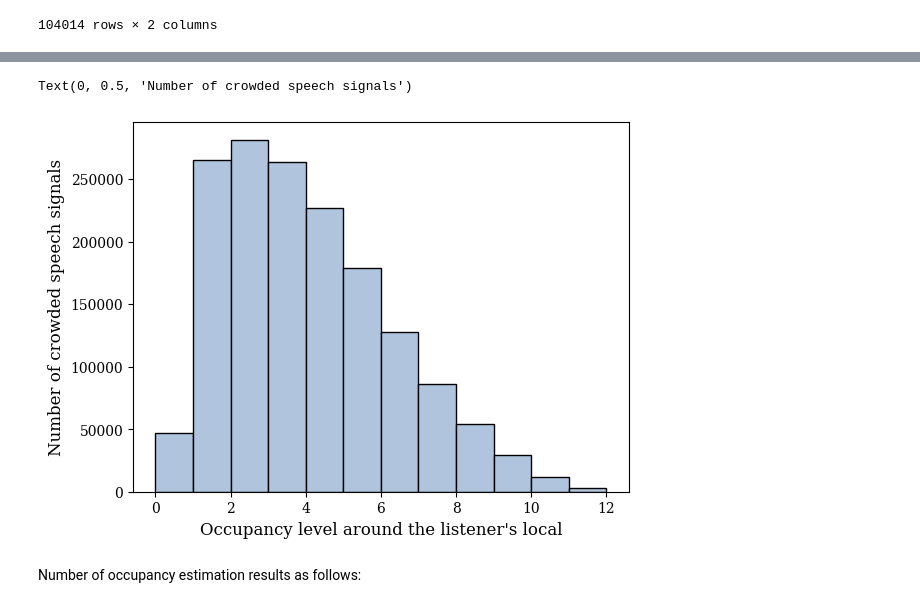
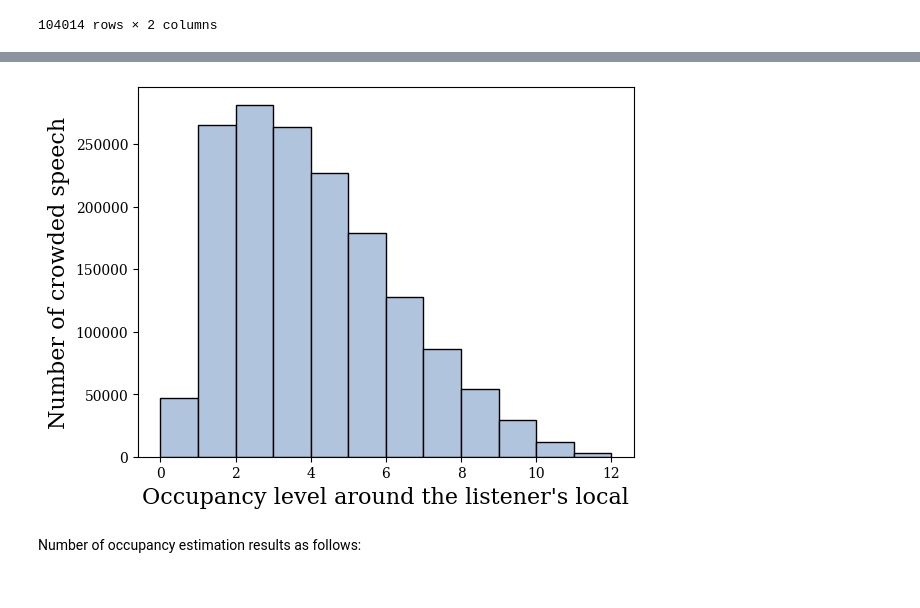
Before and after one commit to Alizeded/BERP, a Jupyter notebook: notebooks/dataset_preprocess.ipynb, the cells around one changed output, grey strips where cells are left out. Saved outputs shown, nothing was run; the diff lists cells and outputs as text; code cells hidden in the pictures.

```diff
--- a/notebooks/dataset_preprocess.ipynb
+++ b/notebooks/dataset_preprocess.ipynb
@@ -757,17 +757,16 @@ for i in range(0, len(mixed_speech_downsampled_label_lst)):
 # %%
 fig, ax = plt.subplots()
 ax.hist(mixed_speech_num_occ, bins=12, color="lightsteelblue", ec="black")
 ax.set_xlabel(
-    "Occupancy level around the listener's local", fontname="serif", fontsize=12
+    "Occupancy level around the listener's local", fontname="serif", fontsize=16
 )
-ax.set_ylabel("Number of crowded speech signals", fontname="serif", fontsize=12)
+ax.set_ylabel("Number of crowded speech", fontname="serif", fontsize=16)
 fig.savefig(
     "./data/Figure/hist_numOcc.pdf",
     format="pdf",
 )
 # %% [output]
-Text(0, 0.5, 'Number of crowded speech signals')
-[figure, old version]
+[figure, new version]
 # %% [markdown]
 Number of occupancy estimation results as follows:
 # %% [markdown]
```
Also changed, not shown: parts of 9 cells of this notebook, 1 other file.
